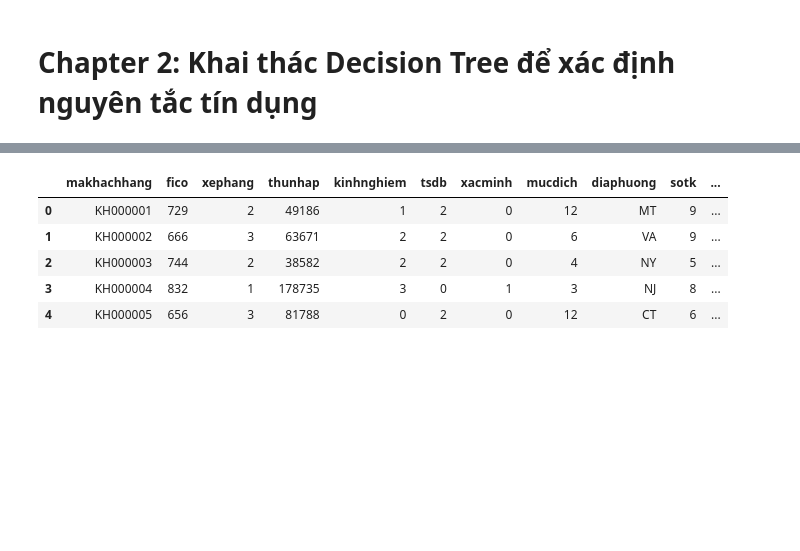
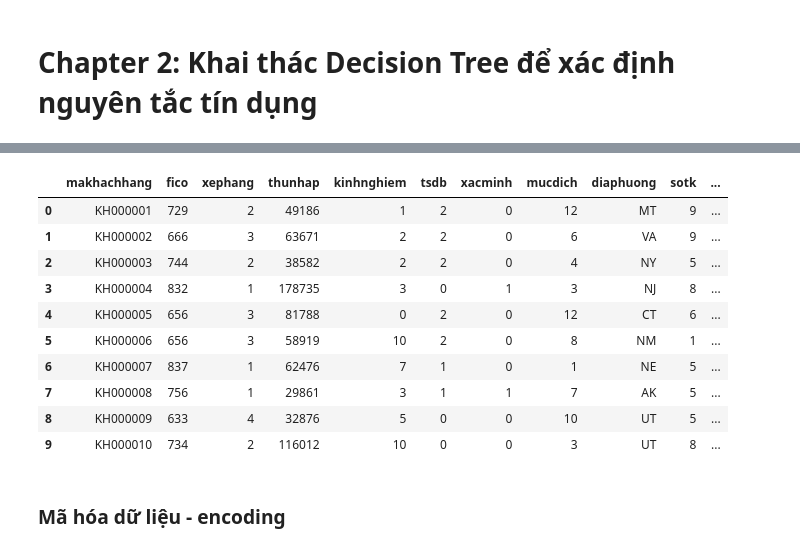
Before and after one commit to lktuan/ds4fb, a Jupyter notebook: notebooks/chapter2_decision_tree.ipynb, the cells around one changed output, grey strips where cells are left out. Cells and saved outputs as stored; diff of their text form; code cells hidden in the pictures; blank space fills up the shorter version.

```diff
--- a/notebooks/chapter2_decision_tree.ipynb
+++ b/notebooks/chapter2_decision_tree.ipynb
@@ -13,9 +114,16 @@ dataset = pd.read_csv(data_path)
 # %%
-dataset.head()
+dataset.head(10)
 # %% [output]
 |  | makhachhang | fico | xephang | thunhap | kinhnghiem | tsdb | xacminh | mucdich | diaphuong | sotk | ... |
 | 0 | KH000001 | 729 | 2 | 49186 | 1 | 2 | 0 | 12 | MT | 9 | ... |
 | 1 | KH000002 | 666 | 3 | 63671 | 2 | 2 | 0 | 6 | VA | 9 | ... |
 | 2 | KH000003 | 744 | 2 | 38582 | 2 | 2 | 0 | 4 | NY | 5 | ... |
 | 3 | KH000004 | 832 | 1 | 178735 | 3 | 0 | 1 | 3 | NJ | 8 | ... |
 | 4 | KH000005 | 656 | 3 | 81788 | 0 | 2 | 0 | 12 | CT | 6 | ... |
+| 5 | KH000006 | 656 | 3 | 58919 | 10 | 2 | 0 | 8 | NM | 1 | ... |
+| 6 | KH000007 | 837 | 1 | 62476 | 7 | 1 | 0 | 1 | NE | 5 | ... |
+| 7 | KH000008 | 756 | 1 | 29861 | 3 | 1 | 1 | 7 | AK | 5 | ... |
+| 8 | KH000009 | 633 | 4 | 32876 | 5 | 0 | 0 | 10 | UT | 5 | ... |
+| 9 | KH000010 | 734 | 2 | 116012 | 10 | 0 | 0 | 3 | UT | 8 | ... |
+# %% [markdown]
+### Mã hóa dữ liệu - encoding
```
Also changed, not shown: parts of 25 cells of this notebook, 3 other files.
